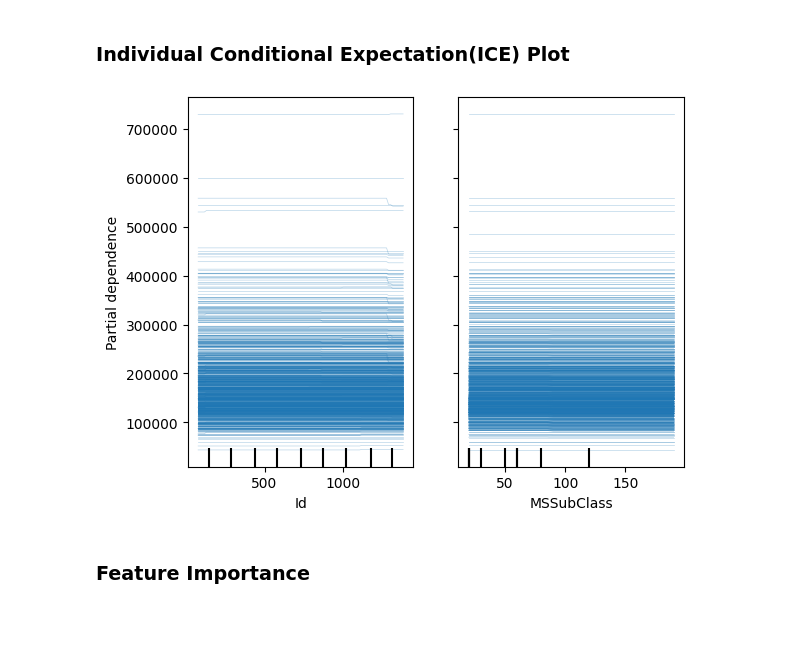
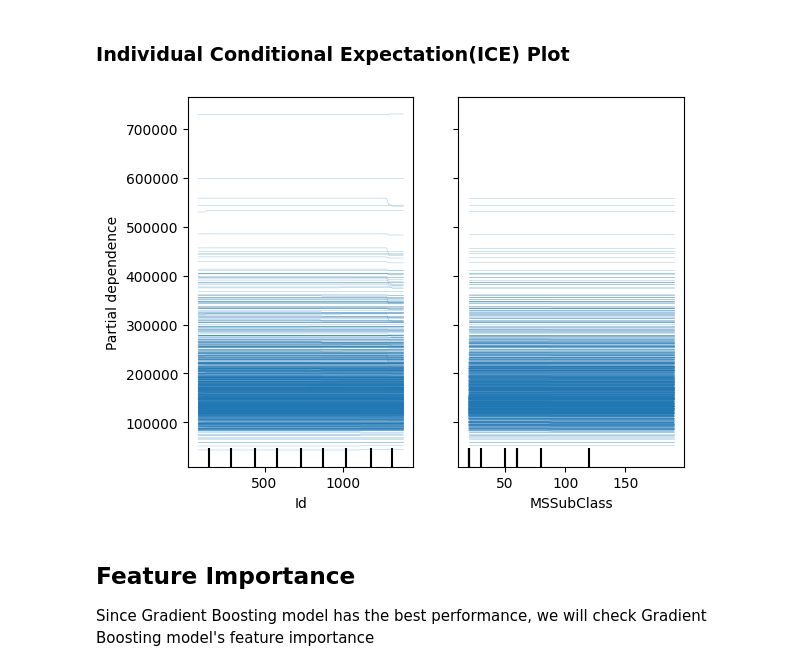
Before and after one commit to annwanginnt/Operation-Research, a Jupyter notebook: AIassignment2.ipynb, the cells around one changed output. Cells and saved outputs as stored; diff of their text form; code cells hidden in the pictures; blank space fills up the shorter version.

```diff
--- a/AIassignment2.ipynb
+++ b/AIassignment2.ipynb
@@ -350,12 +375,16 @@ import matplotlib.pyplot as plt
 from sklearn.inspection import PartialDependenceDisplay
 # %%
 # plot ICE
+
+model_gb = non_linear_models['Gradient Boosting']
 features = [0, 1]
-PartialDependenceDisplay.from_estimator(model, X_train, features, kind='individual', feature_names=feature_names)
+PartialDependenceDisplay.from_estimator(model_gb, X_train, features, kind='individual', feature_names=feature_names)
 plt.show()
 # %% [output]
-[figure, old version]
+[figure, new version]
-# %% [markdown]
-### Feature Importance
+# %% [markdown]
+## Feature Importance
+
+Since Gradient Boosting model has the best performance, we will check Gradient Boosting model's feature importance
 # %%
 from sklearn.inspection import permutation_importance
```
Also changed, not shown: parts of 16 cells of this notebook.
